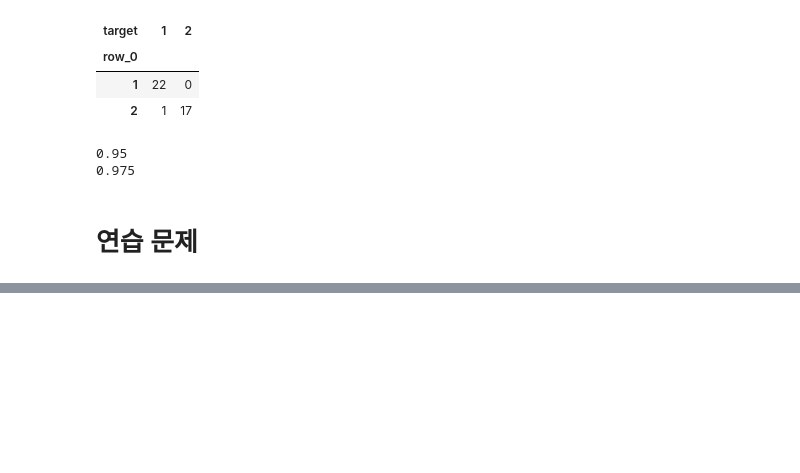
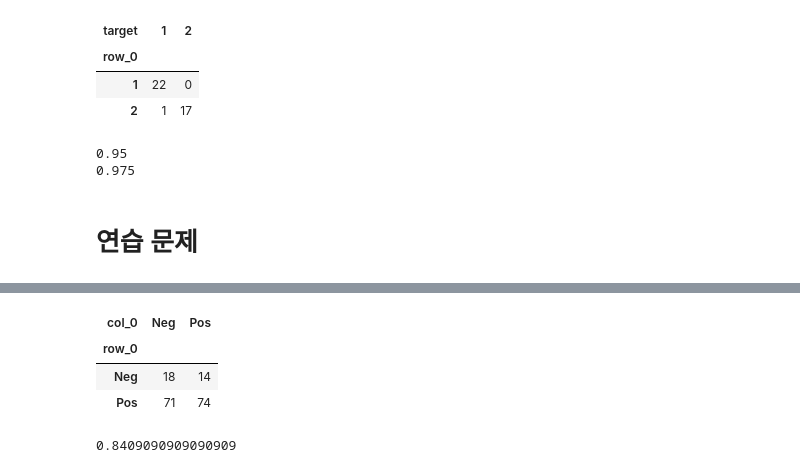
Before and after one commit to Suhyun211/data_intelligence, a Jupyter notebook: script03_linear_model.ipynb, the cells around one changed output, grey strips where cells are left out. Cells and saved outputs as stored; diff of their text form; code cells hidden in the pictures; blank space fills up the shorter version.

```diff
--- a/script03_linear_model.ipynb
+++ b/script03_linear_model.ipynb
@@ -283,0 +322,13 @@ xtrain, xtest, ytrain, ytest = train_test_split(X,y,test_size=0.4,random_state=4
+# %%
+pd.crosstab(ytest_hat,ytest)
+# %% [output]
+| col_0 | Neg | Pos |
+| row_0 |  |  |
+| Neg | 18 | 14 |
+| Pos | 71 | 74 |
+# %%
+# recall 값
+recall=74/(14+74)
+recall
+# %% [output]
+0.8409090909090909
```
Also changed, not shown: parts of 17 cells of this notebook.
